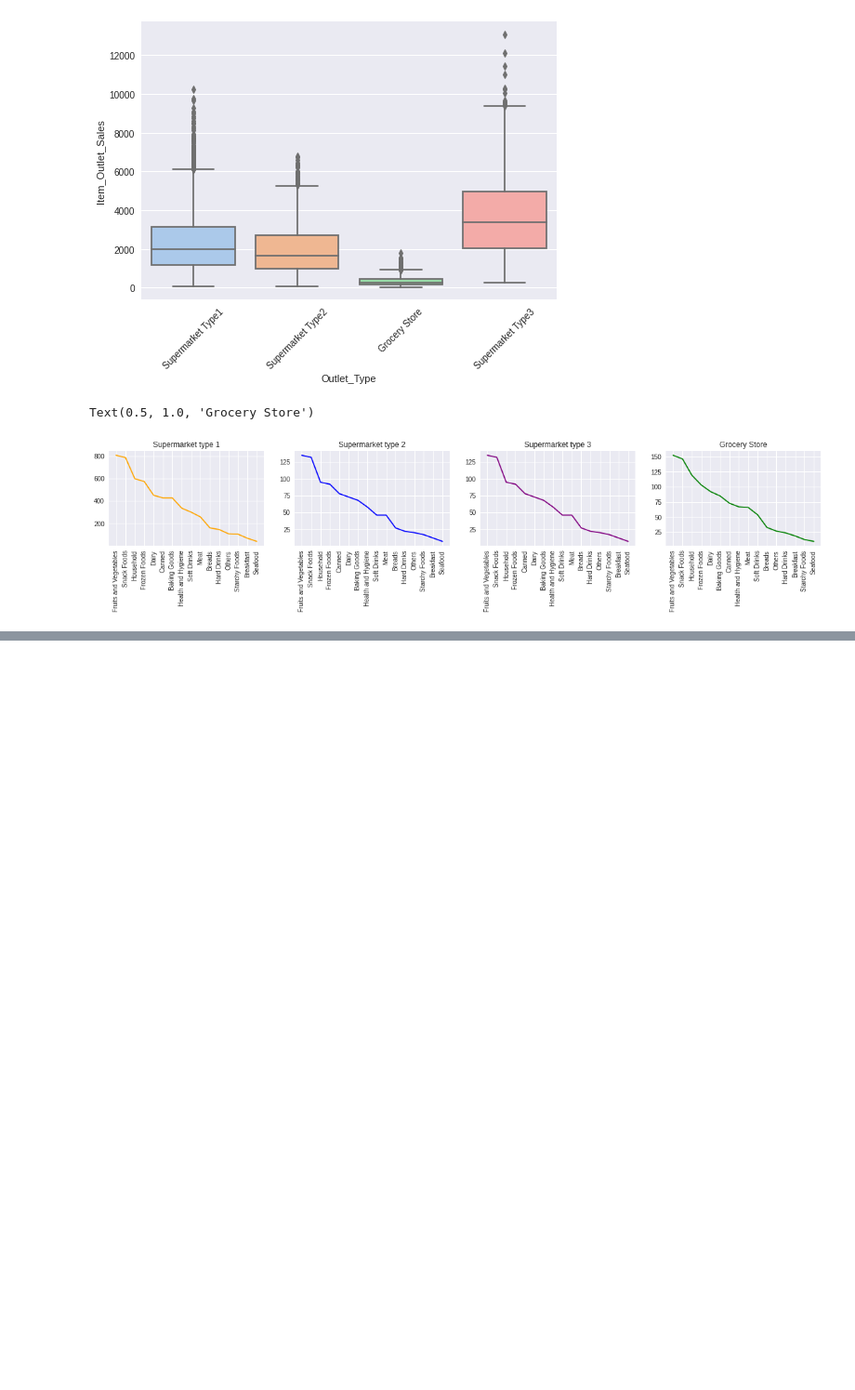
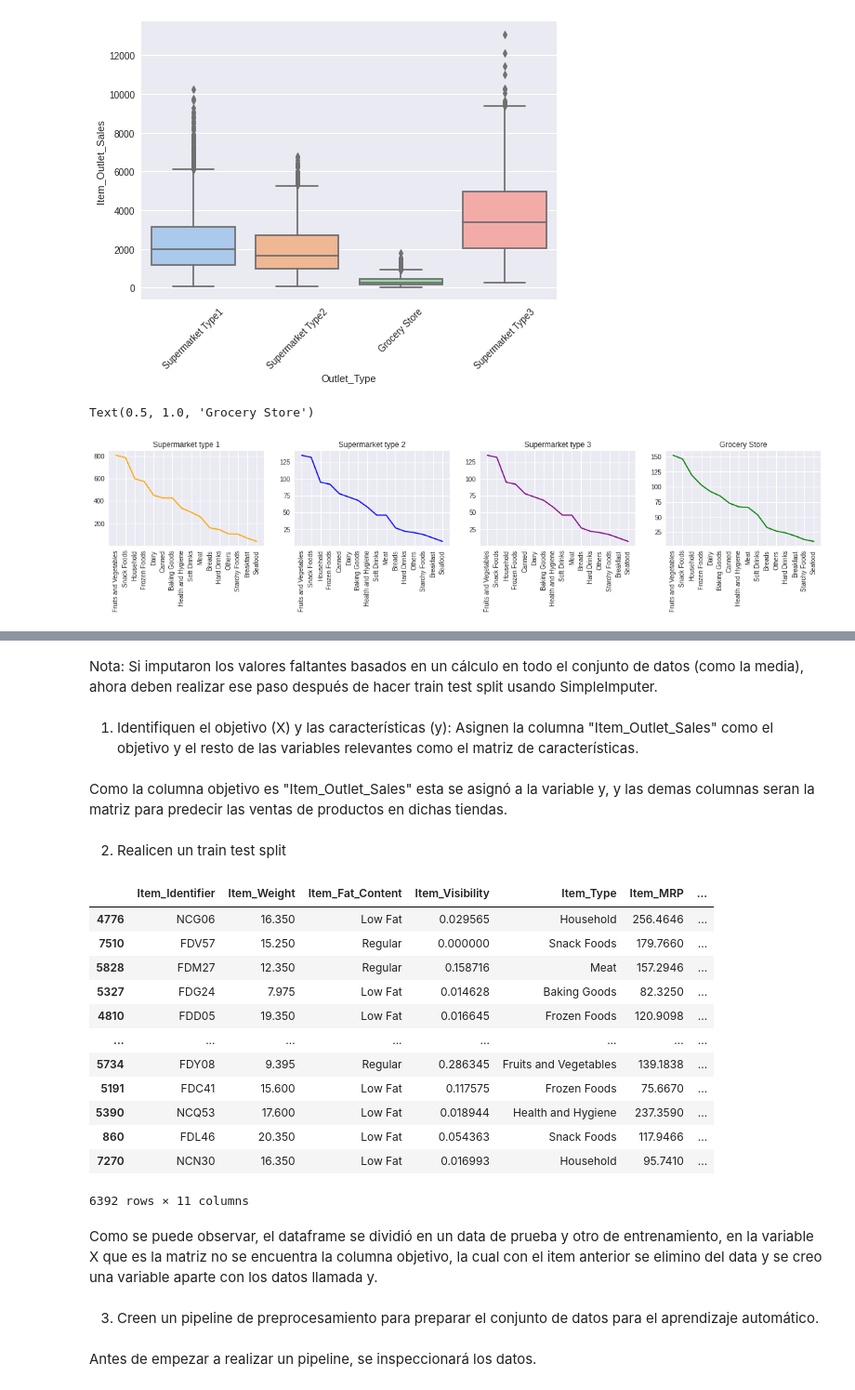
Before and after one commit to YesenniaP/introducci-n-github, a Jupyter notebook: Prediccion_ventas.ipynb, the cells around one changed output, grey strips where cells are left out. Shown: that part at 93% size. Cells and saved outputs as stored; diff of their text form; code cells hidden in the pictures; blank space fills up the shorter version.

```diff
--- a/Prediccion_ventas.ipynb
+++ b/Prediccion_ventas.ipynb
@@ -214,0 +245,4 @@ plt.show()
+# %%
+filename ="/content/drive/MyDrive/Data Science/datos/sales_predictions.csv"
+df = pd.read_csv(filename)
+df.head()
@@ -214,0 +256,4 @@ plt.show()
+# %%
+df["Item_Fat_Content"] = df["Item_Fat_Content"].replace({"LF":"low fat","reg":"regular"})
+df["Item_Fat_Content"] = df["Item_Fat_Content"].str.title()
+df["Item_Fat_Content"].unique()
@@ -214,0 +264,34 @@ plt.show()
+# %% [markdown]
+Nota: Si imputaron los valores faltantes basados en un cálculo en todo el conjunto de datos (como la media), ahora deben realizar ese paso después de hacer train test split usando SimpleImputer.
+# %% [markdown]
+1. Identifiquen el objetivo (X) y las características (y): Asignen la columna "Item_Outlet_Sales" como el objetivo y el resto de las variables relevantes como el matriz de características.
+# %%
+y = df["Item_Outlet_Sales"]
+X = df.drop(columns="Item_Outlet_Sales", axis=1)
+# %% [markdown]
+Como la columna objetivo es "Item_Outlet_Sales" esta se asignó a la variable y, y las demas columnas seran la matriz para predecir las ventas de productos en dichas tiendas.
+# %% [markdown]
+2. Realicen un train test split
+# %%
+X_train, X_test, y_train, y_test = train_test_split(X, y, random_state=42)
+X_train
+# %% [output]
+|  | Item_Identifier | Item_Weight | Item_Fat_Content | Item_Visibility | Item_Type | Item_MRP | ... |
+| 4776 | NCG06 | 16.350 | Low Fat | 0.029565 | Household | 256.4646 | ... |
+| 7510 | FDV57 | 15.250 | Regular | 0.000000 | Snack Foods | 179.7660 | ... |
+| 5828 | FDM27 | 12.350 | Regular | 0.158716 | Meat | 157.2946 | ... |
+| 5327 | FDG24 | 7.975 | Low Fat | 0.014628 | Baking Goods | 82.3250 | ... |
+| 4810 | FDD05 | 19.350 | Low Fat | 0.016645 | Frozen Foods | 120.9098 | ... |
+| ... | ... | ... | ... | ... | ... | ... | ... |
+| 5734 | FDY08 | 9.395 | Regular | 0.286345 | Fruits and Vegetables | 139.1838 | ... |
+| 5191 | FDC41 | 15.600 | Low Fat | 0.117575 | Frozen Foods | 75.6670 | ... |
+| 5390 | NCQ53 | 17.600 | Low Fat | 0.018944 | Health and Hygiene | 237.3590 | ... |
+| 860 | FDL46 | 20.350 | Low Fat | 0.054363 | Snack Foods | 117.9466 | ... |
+| 7270 | NCN30 | 16.350 | Low Fat | 0.016993 | Household | 95.7410 | ... |
+6392 rows × 11 columns
+# %% [markdown]
+Como se puede observar, el dataframe se dividió en un data de prueba y otro de entrenamiento, en la variable X que es la matriz no se encuentra la columna objetivo, la cual con el item anterior se elimino del data y se creo una variable aparte con los datos llamada y.
+# %% [markdown]
+3. Creen un pipeline de preprocesamiento para preparar el conjunto de datos para el aprendizaje automático.
+# %% [markdown]
+Antes de empezar a realizar un pipeline, se inspeccionará los datos.
```
Also changed, not shown: parts of 34 cells of this notebook.
